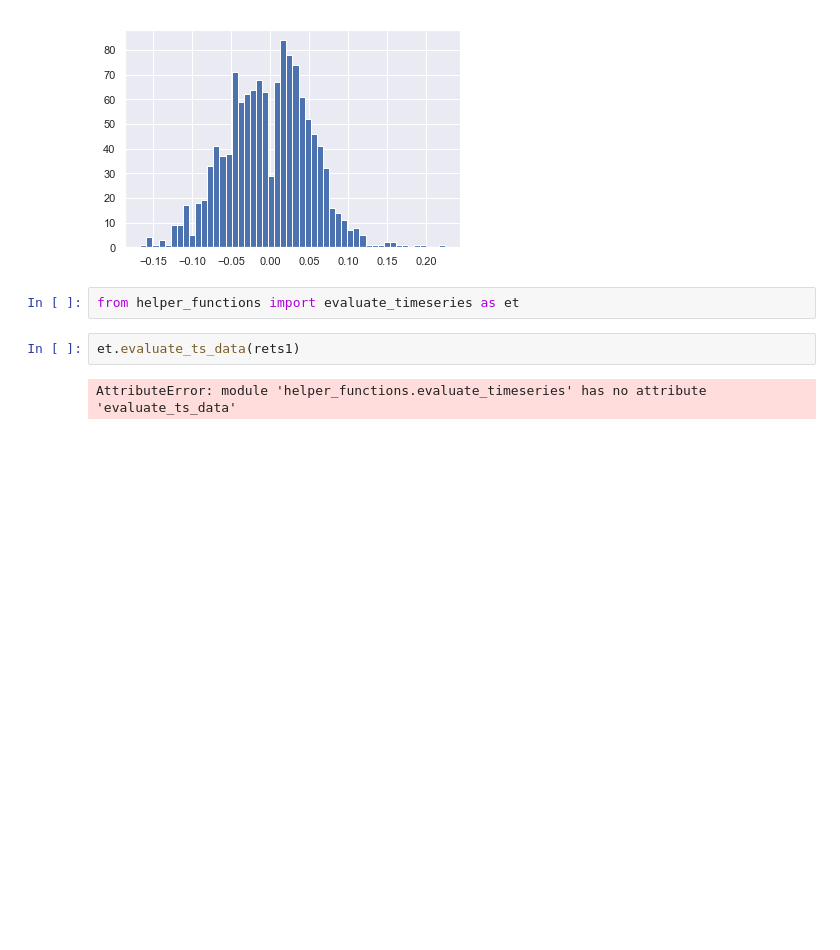
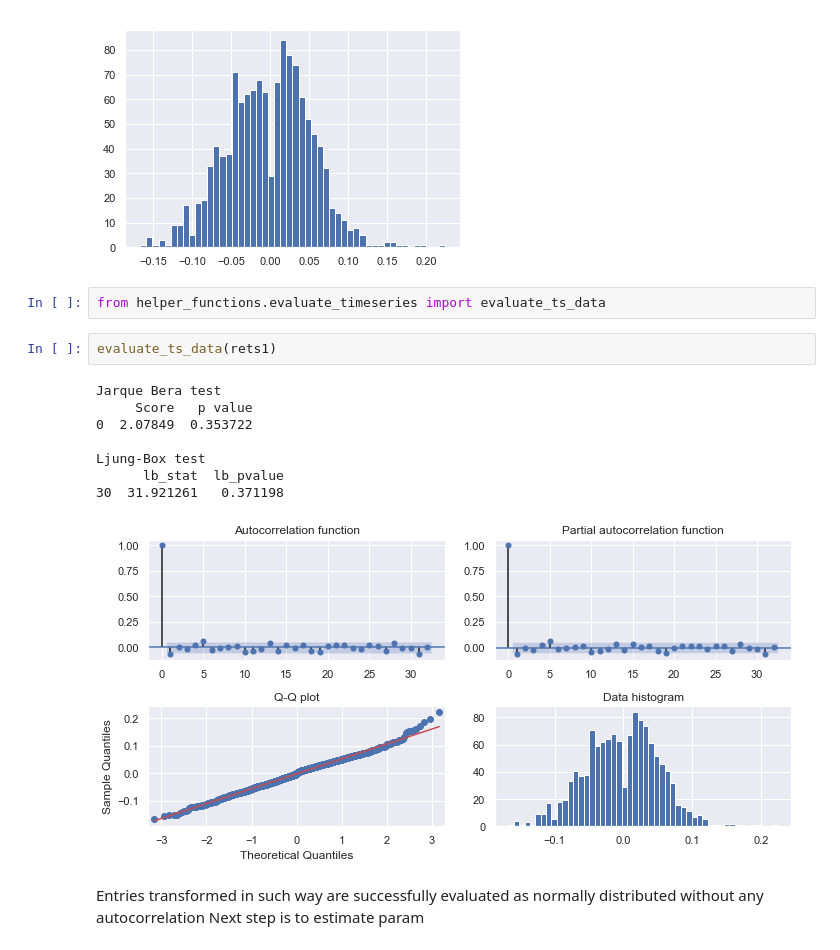
Before and after one commit to sedlakp/exotic-options-simulations, a Jupyter notebook: wti_oil_futures.ipynb, the cells around one changed output. Drawn from its saved outputs; the diff is of its cells as text; blank space fills up the shorter version.

```diff
--- a/wti_oil_futures.ipynb
+++ b/wti_oil_futures.ipynb
@@ -114,8 +114,18 @@ plt.show()
 # %% [output]
 [figure]
 # %%
-from helper_functions import evaluate_timeseries as et
+from helper_functions.evaluate_timeseries import evaluate_ts_data
-# %%
-et.evaluate_ts_data(rets1)
-# %% [output]
-AttributeError: module 'helper_functions.evaluate_timeseries' has no attribute 'evaluate_ts_data'
+# %%
+evaluate_ts_data(rets1)
+# %% [output]
+Jarque Bera test
+     Score   p value
+0  2.07849  0.353722
+
+Ljung-Box test
+      lb_stat  lb_pvalue
+30  31.921261   0.371198
+[figure, added]
+# %% [markdown]
+Entries transformed in such way are successfully evaluated as normally distributed without any autocorrelation
+Next step is to estimate param
```
